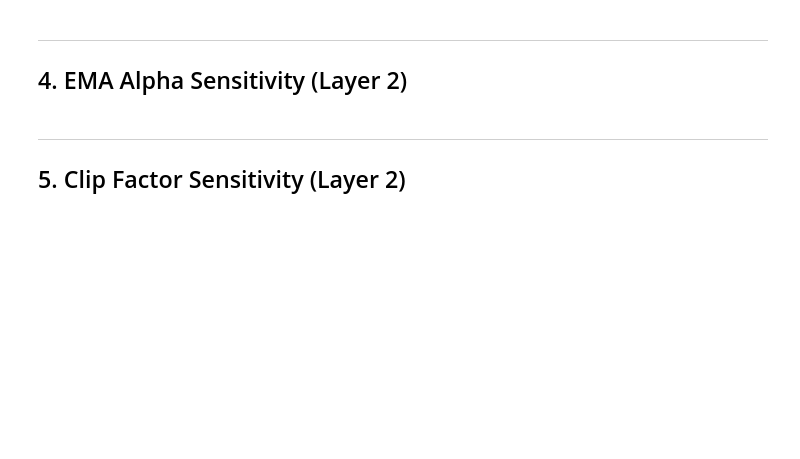
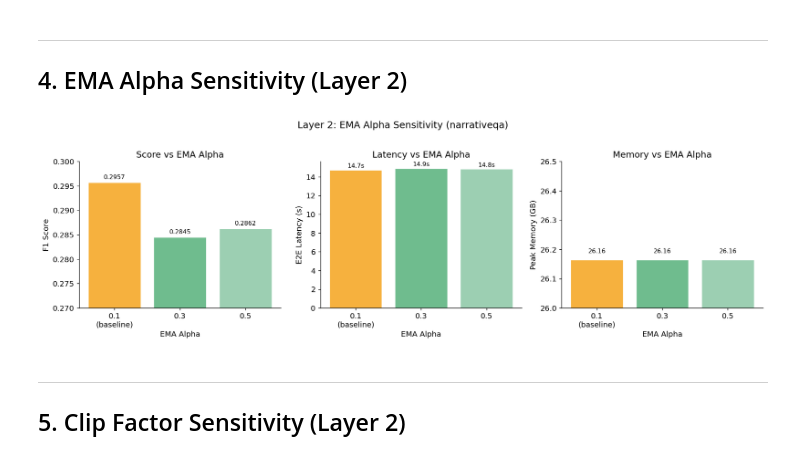
Before and after one commit to EvelynHung-79/LiveKVQuantP, a Jupyter notebook: analysis/ablation_studies.ipynb, the cells around one changed output. Cells and saved outputs as stored; diff of their text form; code cells hidden in the pictures; blank space fills up the shorter version.

```diff
--- a/analysis/ablation_studies.ipynb
+++ b/analysis/ablation_studies.ipynb
@@ -224,38 +238,40 @@ plt.show()
 ## 4. EMA Alpha Sensitivity (Layer 2)
 # %%
 # ── Layer 2: EMA alpha ──
-al_configs = [('0.1\n(baseline)', alpha_01), ('0.2', alpha_02), ('0.3', alpha_03), ('0.5', alpha_05)]
+al_configs = [('0.1\n(baseline)', alpha_01), ('0.3', alpha_03), ('0.5', alpha_05)]
 al_labels  = [c[0] for c in al_configs]
 al_scores  = [c[1]['score'] for c in al_configs]
 al_e2e     = [c[1]['e2e'] / 1000 for c in al_configs]
 al_mem     = [c[1]['mem'] / 1024 for c in al_configs]
 
 fig, axes = plt.subplots(1, 3, figsize=(15, 4.5))
-al_colors = ['#f5a623', '#2d7e4a', '#5bb37f', '#8fc9a8']
+al_colors = ['#f5a623', '#5bb37f', '#8fc9a8']
 
 ax = axes[0]
 bars = ax.bar(al_labels, al_scores, color=al_colors, alpha=0.88, edgecolor='white', linewidth=0.8)
-ax.set_ylabel('F1 Score'); ax.set_title('Score vs EMA Alpha'); ax.set_ylim(0.27, 0.30)
+ax.set_ylabel('F1 Score'); ax.set_xlabel('EMA Alpha'); ax.set_title('Score vs EMA Alpha'); ax.set_ylim(0.27, 0.30)
 for b, v in zip(bars, al_scores):
     ax.text(b.get_x()+b.get_width()/2, v+0.0005, f'{v:.4f}', ha='center', va='bottom', fontsize=9)
 
 ax = axes[1]
 bars = ax.bar(al_labels, al_e2e, color=al_colors, alpha=0.88, edgecolor='white', linewidth=0.8)
-ax.set_ylabel('E2E Latency (s)'); ax.set_title('Latency vs EMA Alpha')
+ax.set_ylabel('E2E Latency (s)'); ax.set_xlabel('EMA Alpha'); ax.set_title('Latency vs EMA Alpha')
 for b, v in zip(bars, al_e2e):
     ax.text(b.get_x()+b.get_width()/2, v+0.1, f'{v:.1f}s', ha='center', va='bottom', fontsize=9)
 
 ax = axes[2]
 bars = ax.bar(al_labels, al_mem, color=al_colors, alpha=0.88, edgecolor='white', linewidth=0.8)
-ax.set_ylabel('Peak Memory (GB)'); ax.set_title('Memory vs EMA Alpha')
+ax.set_ylabel('Peak Memory (GB)'); ax.set_xlabel('EMA Alpha'); ax.set_title('Memory vs EMA Alpha')
 ax.set_ylim(26.0, 26.5)
 for b, v in zip(bars, al_mem):
     ax.text(b.get_x()+b.get_width()/2, v+0.02, f'{v:.2f}', ha='center', va='bottom', fontsize=9)
 
 fig.suptitle('Layer 2: EMA Alpha Sensitivity (narrativeqa)', fontsize=14, y=1.02)
 fig.tight_layout()
 fig.savefig(f'{FIG_DIR}/ablation_ema_alpha.png', bbox_inches='tight', dpi=150)
 plt.show()
+# %% [output]
+[figure, added]
 # %% [markdown]
 ---
 ## 5. Clip Factor Sensitivity (Layer 2)
```
Also changed, not shown: parts of 8 cells of this notebook, 38 other files.
